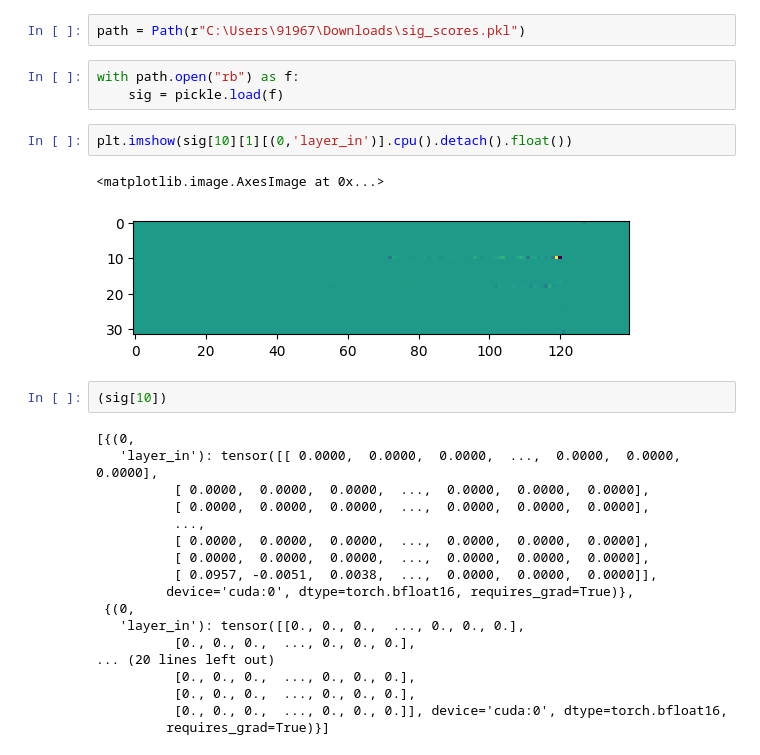
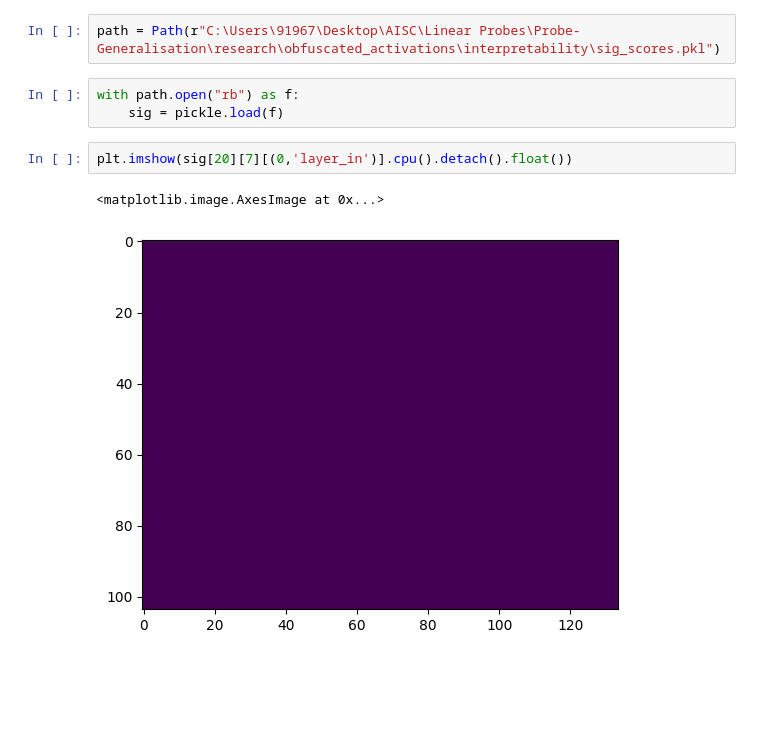
Before and after one commit to AISC-Linear-Probe-Gen/Probe-Generalisation, a Jupyter notebook: research/obfuscated_activations/interpretability/Colab notebooks/analyze_sig_scores.ipynb, the cells around one changed output. Cells and saved outputs as stored; diff of their text form; blank space fills up the shorter version.

```diff
--- a/research/obfuscated_activations/interpretability/Colab notebooks/analyze_sig_scores.ipynb
+++ b/research/obfuscated_activations/interpretability/Colab notebooks/analyze_sig_scores.ipynb
@@ -3,32 +3,12 @@ import pickle
 from pathlib import Path
 import matplotlib.pyplot as plt
 # %%
-path = Path(r"C:\Users\91967\Downloads\sig_scores.pkl")
+path = Path(r"C:\Users\91967\Desktop\AISC\Linear Probes\Probe-Generalisation\research\obfuscated_activations\interpretability\sig_scores.pkl")
 # %%
 with path.open("rb") as f:
     sig = pickle.load(f)
 # %%
-plt.imshow(sig[10][1][(0,'layer_in')].cpu().detach().float())
+plt.imshow(sig[20][7][(0,'layer_in')].cpu().detach().float())
 # %% [output]
 <matplotlib.image.AxesImage at 0x...>
-[figure, old version]
+[figure, new version]
-# %%
-(sig[10])
-# %% [output]
-[{(0,
-   'layer_in'): tensor([[ 0.0000,  0.0000,  0.0000,  ...,  0.0000,  0.0000,  0.0000],
-          [ 0.0000,  0.0000,  0.0000,  ...,  0.0000,  0.0000,  0.0000],
-          [ 0.0000,  0.0000,  0.0000,  ...,  0.0000,  0.0000,  0.0000],
-          ...,
-          [ 0.0000,  0.0000,  0.0000,  ...,  0.0000,  0.0000,  0.0000],
-          [ 0.0000,  0.0000,  0.0000,  ...,  0.0000,  0.0000,  0.0000],
-          [ 0.0957, -0.0051,  0.0038,  ...,  0.0000,  0.0000,  0.0000]],
-         device='cuda:0', dtype=torch.bfloat16, requires_grad=True)},
- {(0,
-   'layer_in'): tensor([[0., 0., 0.,  ..., 0., 0., 0.],
-          [0., 0., 0.,  ..., 0., 0., 0.],
-... (20 lines left out)
-          [0., 0., 0.,  ..., 0., 0., 0.],
-          [0., 0., 0.,  ..., 0., 0., 0.],
-          [0., 0., 0.,  ..., 0., 0., 0.]], device='cuda:0', dtype=torch.bfloat16,
-         requires_grad=True)}]
```
Also changed, not shown: parts of 2 cells of this notebook, 1 other file.
